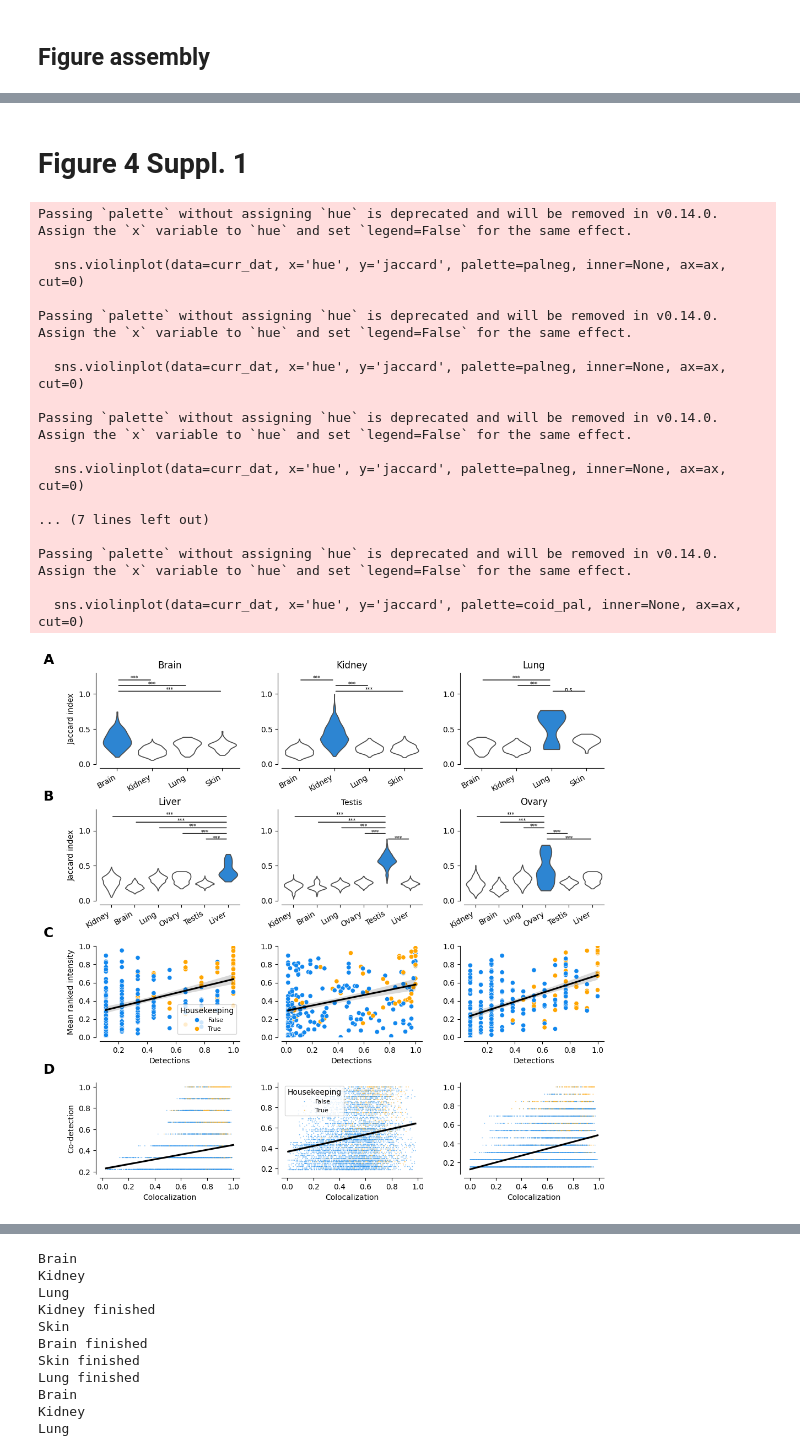
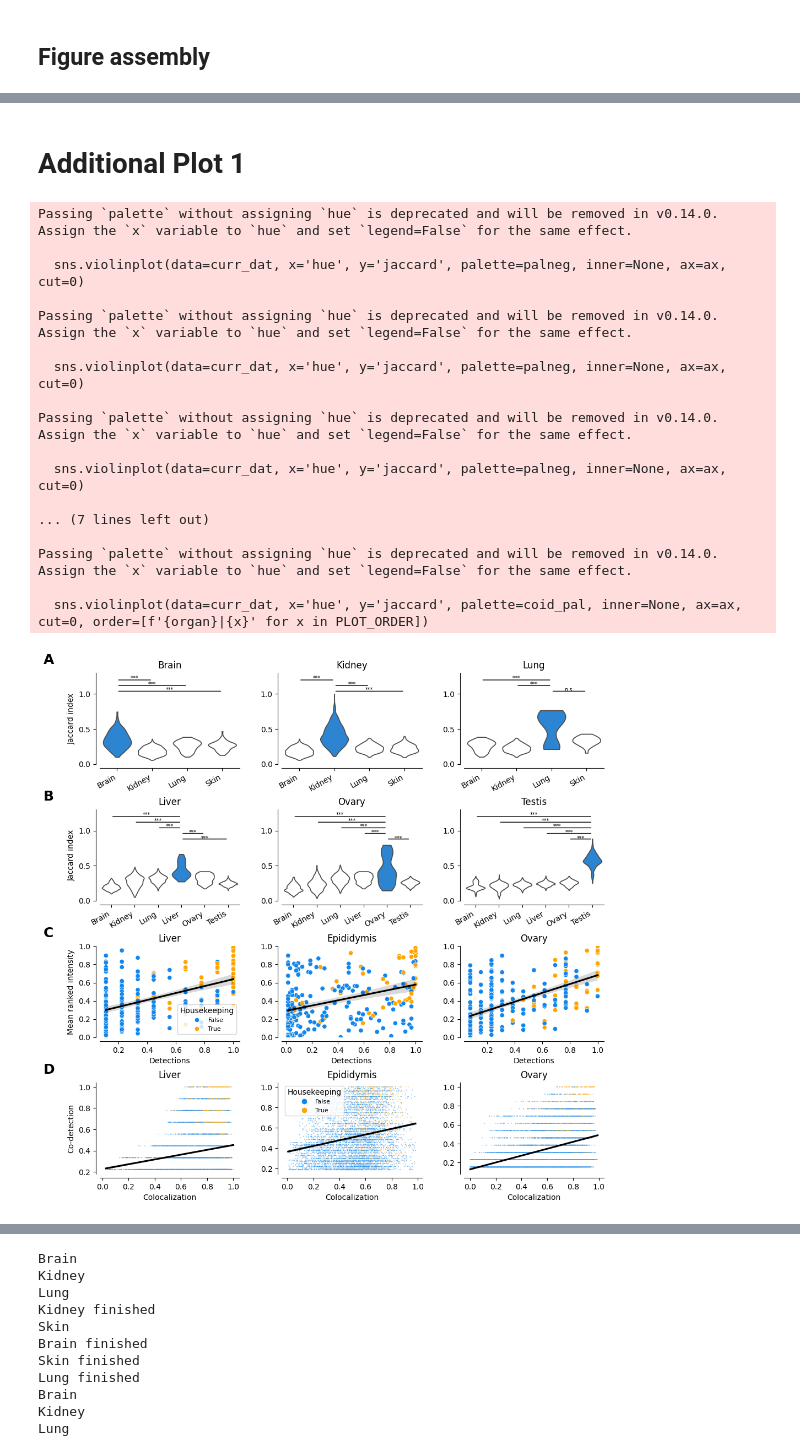
Before and after one commit to tdrose/metaspace_analysis, a Jupyter notebook: CaseStudy3_colocalization.ipynb, the cells around one changed output, grey strips where cells are left out. Saved outputs shown, nothing was run; the diff lists cells and outputs as text; code cells hidden in the pictures.

```diff
--- a/CaseStudy3_colocalization.ipynb
+++ b/CaseStudy3_colocalization.ipynb
@@ -648,11 +656,13 @@ axs1 = sub12.subplots(3, 1)
 # Co-detection
 # ----------
 
+PLOT_ORDER = ['Brain', 'Kidney', 'Lung', 'Liver', 'Ovary', 'Epididymis']
+
 # Brain
 ax = axs0[0][0]
 organ='Brain'
 curr_dat = coid[coid['tissue1'] == organ]
-sns.violinplot(data=curr_dat, x='hue', y='jaccard', palette=coid_pal, inner=None, ax=ax, cut=0, hue='hue', legend=False)
+sns.violinplot(data=curr_dat, x='hue', y='jaccard', palette=coid_pal, inner=None, ax=ax, cut=0, hue='hue', legend=False, order=[f'{organ}|{x}' for x in PLOT_ORDER])
 sns.despine(offset=5, trim=False, ax=ax)
 coid_axislabels(ax, first=True, organ=organ)
 coid_test(coid, ax, organ)
@@ -663,7 +673,7 @@ ax.text(-0.4, 1.1, 'A', transform=ax.transAxes, size=BIGGER_SIZE, weight='bold')
 ax = axs0[0][1]
 organ='Kidney'
 curr_dat = coid[coid['tissue1'] == organ]
-sns.violinplot(data=curr_dat, x='hue', y='jaccard', palette=coid_pal, inner=None, ax=ax, cut=0, hue='hue', legend=False)
+sns.violinplot(data=curr_dat, x='hue', y='jaccard', palette=coid_pal, inner=None, ax=ax, cut=0, hue='hue', legend=False, order=[f'{organ}|{x}' for x in PLOT_ORDER])
 sns.despine(offset=5, trim=False, ax=ax)
 coid_axislabels(ax, first=False, organ=organ)
 coid_test(coid, ax, organ)
@@ -673,7 +683,7 @@ replace_epididymis_axl(ax)
 ax = axs0[0][2]
 organ='Lung'
 curr_dat = coid[coid['tissue1'] == organ]
-sns.violinplot(data=curr_dat, x='hue', y='jaccard', palette=coid_pal, inner=None, ax=ax, cut=0, hue='hue', legend=False)
+sns.violinplot(data=curr_dat, x='hue', y='jaccard', palette=coid_pal, inner=None, ax=ax, cut=0, hue='hue', legend=False, order=[f'{organ}|{x}' for x in PLOT_ORDER])
 sns.despine(offset=5, trim=False, ax=ax)
 coid_axislabels(ax, first=False, organ=organ)
 coid_test(coid, ax, organ)
@@ -755,7 +765,7 @@ ax.text(-0.2, 1.1, 'D', transform=ax.transAxes, size=BIGGER_SIZE, weight='bold')
 # Inter organ co-detection
 # ----------
 ax=axs1[1]
-draw_intertissuenetwork(ion_net, ax, k=.7)
+net_layout = draw_intertissuenetwork(ion_net, ax, k=.8)
 xlim = ax.get_xlim()
 ylim = ax.get_ylim()
 fac = .2
@@ -767,7 +777,7 @@ ax.text(-0.2, 1.1, 'E', transform=ax.transAxes, size=BIGGER_SIZE, weight='bold')
 # Biochemistry
 # ----------
 ax=axs1[2]
-plot_biochemistry(ax, lxpv, lxpv_rand)
+plot_biochemistry(ax, lxpv, lxpv_rand, order=PLOT_ORDER)
 ax.text(-0.2, 1.1, 'F', transform=ax.transAxes, size=BIGGER_SIZE, weight='bold')
 replace_epididymis_axl(ax)
 
@@ -806,5 +816,5 @@ replace_epididymis_axl(ax)
 # display_cluster_ion_images(cluster_assignment, tissue_ads[tissue], adata_selection=selection, q=60, fig=subfig3, transpose=[False, False, True])
 
 
-plt.savefig('plots/figure4.pdf', bbox_inches='tight')
+plt.savefig('plots/casestudy3_1.pdf', bbox_inches='tight')
 # %% [output]
@@ -812,5 +844,5 @@ plt.savefig('plots/figure4.pdf', bbox_inches='tight')
 # %% [markdown]
-# Figure 4 Suppl. 1
+# Additional Plot 1
 # %%
 tissue_colocs_neg = pickle.load(open(os.path.join(store_dir, 'neg_lip_tissue_colocs.pickle'), "rb" ))
 
@@ -904,7 +936,7 @@ replace_epididymis_axl(ax)
 ax = axs0[1][0]
 organ='Liver'
 curr_dat = coid[coid['tissue1'] == organ]
-sns.violinplot(data=curr_dat, x='hue', y='jaccard', palette=coid_pal, inner=None, ax=ax, cut=0)
+sns.violinplot(data=curr_dat, x='hue', y='jaccard', palette=coid_pal, inner=None, ax=ax, cut=0, order=[f'{organ}|{x}' for x in PLOT_ORDER])
 sns.despine(offset=5, trim=False, ax=ax)
 coid_axislabels(ax, first=True, organ=organ)
 coid_test(coid, ax, organ)
@@ -912,23 +944,23 @@ replace_epididymis_axl(ax)
 ax.text(-0.4, 1.1, 'B', transform=ax.transAxes, size=BIGGER_SIZE, weight='bold')
 
 ax = axs0[1][1]
-organ='Epididymis'
+organ='Ovary'
 curr_dat = coid[coid['tissue1'] == organ]
-sns.violinplot(data=curr_dat, x='hue', y='jaccard', palette=coid_pal, inner=None, ax=ax, cut=0)
+sns.violinplot(data=curr_dat, x='hue', y='jaccard', palette=coid_pal, inner=None, ax=ax, cut=0, order=[f'{organ}|{x}' for x in PLOT_ORDER])
 sns.despine(offset=5, trim=False, ax=ax)
 coid_axislabels(ax, first=False, organ=organ)
 coid_test(coid, ax, organ)
 replace_epididymis_axl(ax)
-ax.set_title('Testis')
 
 ax = axs0[1][2]
-organ='Ovary'
+organ='Epididymis'
 curr_dat = coid[coid['tissue1'] == organ]
-sns.violinplot(data=curr_dat, x='hue', y='jaccard', palette=coid_pal, inner=None, ax=ax, cut=0)
+sns.violinplot(data=curr_dat, x='hue', y='jaccard', palette=coid_pal, inner=None, ax=ax, cut=0, order=[f'{organ}|{x}' for x in PLOT_ORDER])
 sns.despine(offset=5, trim=False, ax=ax)
 coid_axislabels(ax, first=False, organ=organ)
 coid_test(coid, ax, organ)
 replace_epididymis_axl(ax)
+ax.set_title('Testis', fontsize=MEDIUM_SIZE)
 
 
 
@@ -946,6 +978,7 @@ curr_dat = pctl2[pctl2['Organ'] == organ]
 detectionintensity_plot(curr_dat, ax, organ, first=True, legend=True)
 sns.despine(offset=5, trim=False, ax=ax)
 ax.text(-0.4, 1.1, 'C', transform=ax.transAxes, size=BIGGER_SIZE, weight='bold')
+ax.set_title(organ, fontsize=MEDIUM_SIZE)
 
 # Kidney
 ax = axs0[2][1]
@@ -953,6 +986,7 @@ organ='Epididymis'
 curr_dat = pctl2[pctl2['Organ'] == organ]
 detectionintensity_plot(curr_dat, ax, organ, first=False)
 sns.despine(offset=5, trim=False, ax=ax)
+ax.set_title(organ, fontsize=MEDIUM_SIZE)
 
 # Lung
 ax = axs0[2][2]
@@ -960,6 +994,7 @@ organ='Ovary'
 curr_dat = pctl2[pctl2['Organ'] == organ]
 detectionintensity_plot(curr_dat, ax, organ, first=False)
 sns.despine(offset=5, trim=False, ax=ax)
+ax.set_title(organ, fontsize=MEDIUM_SIZE)
 
 
 # ----------
@@ -973,39 +1008,49 @@ curr_dat = df[df['tissue'] == organ]
 coloccodetection_plot(curr_dat, organ, ax, first=True)
 sns.despine(offset=5, trim=False, ax=ax)
 ax.text(-0.4, 1.1, 'D', transform=ax.transAxes, size=BIGGER_SIZE, weight='bold')
+ax.set_title(organ, fontsize=MEDIUM_SIZE)
 
 # Kidney
 ax = axs0[3][1]
 organ='Epididymis'
 curr_dat = df[df['tissue'] == organ]
 coloccodetection_plot(curr_dat, organ, ax, legend=True)
 sns.despine(offset=5, trim=False, ax=ax)
+ax.set_title(organ, fontsize=MEDIUM_SIZE)
+leg = ax.legend()
+handles, labels = ax.get_legend_handles_labels()
+patches=[]
+for handle, label in zip(handles, labels):
+    patches.append(Line2D([], [], color=handle.get_color(), label=label, linewidth=.1, marker='o', linestyle=''))
+legend = ax.legend(handles=patches, title='Housekeeping')
 
 # Lung
 ax = axs0[3][2]
 organ='Ovary'
 curr_dat = df[df['tissue'] == organ]
 coloccodetection_plot(curr_dat, organ, ax)
 sns.despine(offset=5, trim=False, ax=ax)
+ax.set_title(organ, fontsize=MEDIUM_SIZE)
+ax.set_title(organ, fontsize=MEDIUM_SIZE)
 
 plt.show()
 # %% [output]
 Passing `palette` without assigning `hue` is deprecated and will be removed in v0.14.0. Assign the `x` variable to `hue` and set `legend=False` for the same effect.
 
   sns.violinplot(data=curr_dat, x='hue', y='jaccard', palette=palneg, inner=None, ax=ax, cut=0)
 
 Passing `palette` without assigning `hue` is deprecated and will be removed in v0.14.0. Assign the `x` variable to `hue` and set `legend=False` for the same effect.
 
   sns.violinplot(data=curr_dat, x='hue', y='jaccard', palette=palneg, inner=None, ax=ax, cut=0)
 
 Passing `palette` without assigning `hue` is deprecated and will be removed in v0.14.0. Assign the `x` variable to `hue` and set `legend=False` for the same effect.
 
   sns.violinplot(data=curr_dat, x='hue', y='jaccard', palette=palneg, inner=None, ax=ax, cut=0)
 
 ... (7 lines left out)
 
 Passing `palette` without assigning `hue` is deprecated and will be removed in v0.14.0. Assign the `x` variable to `hue` and set `legend=False` for the same effect.
 
-  sns.violinplot(data=curr_dat, x='hue', y='jaccard', palette=coid_pal, inner=None, ax=ax, cut=0)
+  sns.violinplot(data=curr_dat, x='hue', y='jaccard', palette=coid_pal, inner=None, ax=ax, cut=0, order=[f'{organ}|{x}' for x in PLOT_ORDER])
-[figure, old version]
+[figure, new version]
 # %% [markdown]
```
Also changed, not shown: parts of 12 cells of this notebook.
